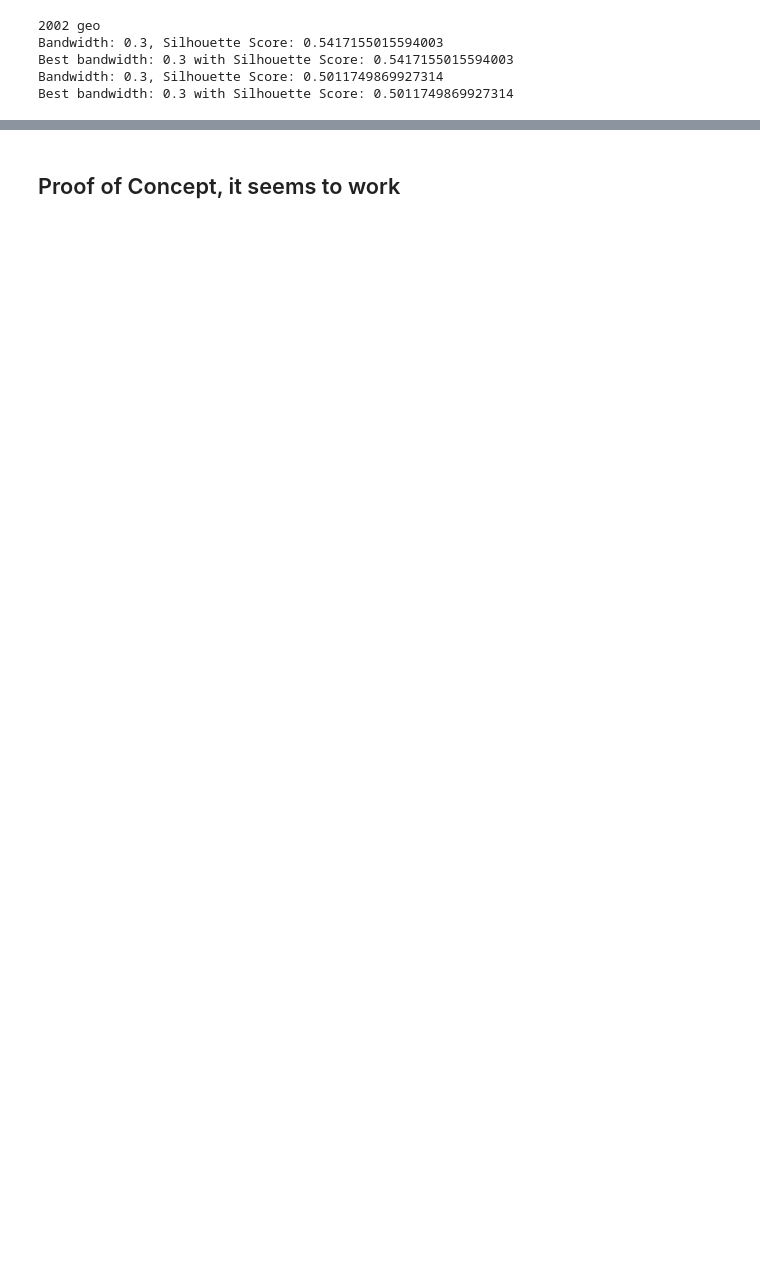
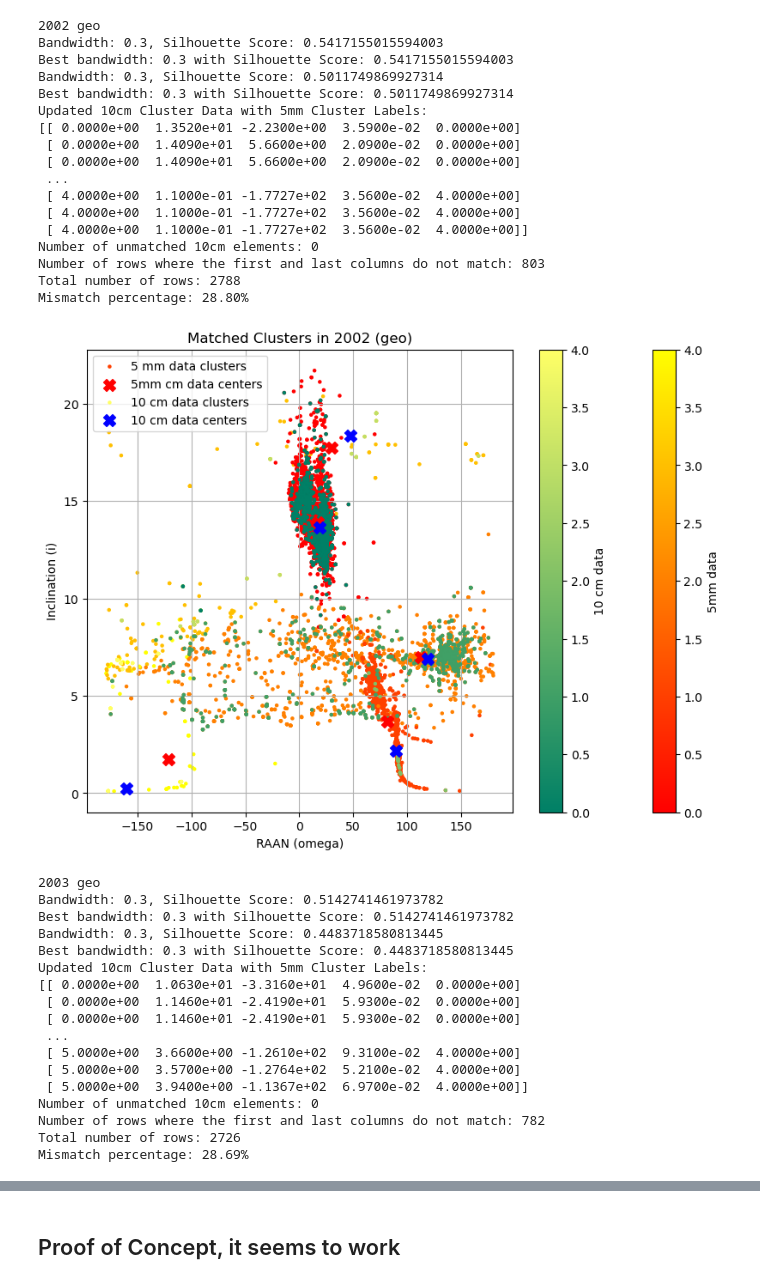
Before and after one commit to FiPf/AIUB-Backup, a Jupyter notebook: ML_tests.ipynb, the cells around one changed output, grey strips where cells are left out. Cells and saved outputs as stored; diff of their text form; code cells hidden in the pictures; blank space fills up the shorter version.

```diff
--- a/ML_tests.ipynb
+++ b/ML_tests.ipynb
@@ -77,32 +57,62 @@ for orbit_type in orbit_types:
         updated_10cm_cluster_evolution[(year, orbit_type, seed)] = updated_10cm_cluster_data
 
         # Get cluster centers
         clusters_center_5mm = clusters_5mm.cluster_centers
         clusters_center_10cm = clusters_10cm.cluster_centers
 
         # Match clusters using Hungarian algorithm
         matches, unmatched_10cm, unmatched_5mm = cluster_finder.match_clusters(clusters_center_10cm, clusters_center_5mm)
         matches_dict[(year, orbit_type, seed)] = matches
 
         # Store cluster centers for plotting
         cluster_centers_5mm_dict[(year, orbit_type, seed)] = clusters_center_5mm
         cluster_centers_10cm_dict[(year, orbit_type, seed)] = clusters_center_10cm
 
         # Visualize matched clusters
-        plotter_5mm = ClusterPlotter(clusters_5mm_array, clusters_5mm.labels, clusters_center_5mm)
+        plotter_5mm = ClusterPlotter(clusters_5mm.data, clusters_5mm.labels, clusters_5mm.cluster_centers)
         plotter_5mm.combined_clusters_2d_plot(
-            clusters_10cm_array, clusters_10cm.labels, clusters_center_10cm,
+            clusters_10cm.data, clusters_10cm.labels, clusters_center_10cm,
             title=f"Matched Clusters in {year} ({orbit_type})"
         )
 
 cluster_finder.plot_cluster_center_evolution(cluster_centers_5mm_dict, cluster_centers_10cm_dict)
 print("Matches: Row, col, distance")
 print(matches)
 print("Unmatched data")
 print(unmatched_10cm, unmatched_5mm)
 # %% [output]
 2002 geo
 Bandwidth: 0.3, Silhouette Score: 0.5417155015594003
 Best bandwidth: 0.3 with Silhouette Score: 0.5417155015594003
 Bandwidth: 0.3, Silhouette Score: 0.5011749869927314
 Best bandwidth: 0.3 with Silhouette Score: 0.5011749869927314
+Updated 10cm Cluster Data with 5mm Cluster Labels:
+[[ 0.0000e+00  1.3520e+01 -2.2300e+00  3.5900e-02  0.0000e+00]
+ [ 0.0000e+00  1.4090e+01  5.6600e+00  2.0900e-02  0.0000e+00]
+ [ 0.0000e+00  1.4090e+01  5.6600e+00  2.0900e-02  0.0000e+00]
+ ...
+ [ 4.0000e+00  1.1000e-01 -1.7727e+02  3.5600e-02  4.0000e+00]
+ [ 4.0000e+00  1.1000e-01 -1.7727e+02  3.5600e-02  4.0000e+00]
+ [ 4.0000e+00  1.1000e-01 -1.7727e+02  3.5600e-02  4.0000e+00]]
+Number of unmatched 10cm elements: 0
+Number of rows where the first and last columns do not match: 803
+Total number of rows: 2788
+Mismatch percentage: 28.80%
+[figure, added]
+2003 geo
+Bandwidth: 0.3, Silhouette Score: 0.5142741461973782
+Best bandwidth: 0.3 with Silhouette Score: 0.5142741461973782
+Bandwidth: 0.3, Silhouette Score: 0.4483718580813445
+Best bandwidth: 0.3 with Silhouette Score: 0.4483718580813445
+Updated 10cm Cluster Data with 5mm Cluster Labels:
+[[ 0.0000e+00  1.0630e+01 -3.3160e+01  4.9600e-02  0.0000e+00]
+ [ 0.0000e+00  1.1460e+01 -2.4190e+01  5.9300e-02  0.0000e+00]
+ [ 0.0000e+00  1.1460e+01 -2.4190e+01  5.9300e-02  0.0000e+00]
+ ...
+ [ 5.0000e+00  3.6600e+00 -1.2610e+02  9.3100e-02  4.0000e+00]
+ [ 5.0000e+00  3.5700e+00 -1.2764e+02  5.2100e-02  4.0000e+00]
+ [ 5.0000e+00  3.9400e+00 -1.1367e+02  6.9700e-02  4.0000e+00]]
+Number of unmatched 10cm elements: 0
+Number of rows where the first and last columns do not match: 782
+Total number of rows: 2726
+Mismatch percentage: 28.69%
```
Also changed, not shown: parts of 4 cells of this notebook, 3 other files.
